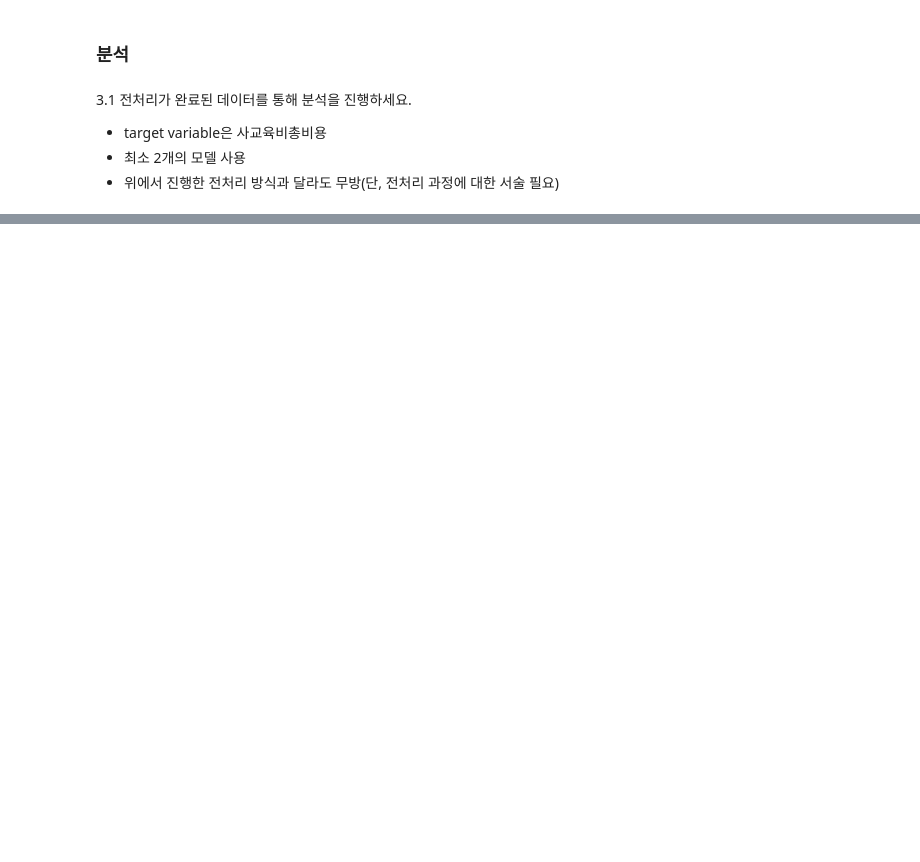
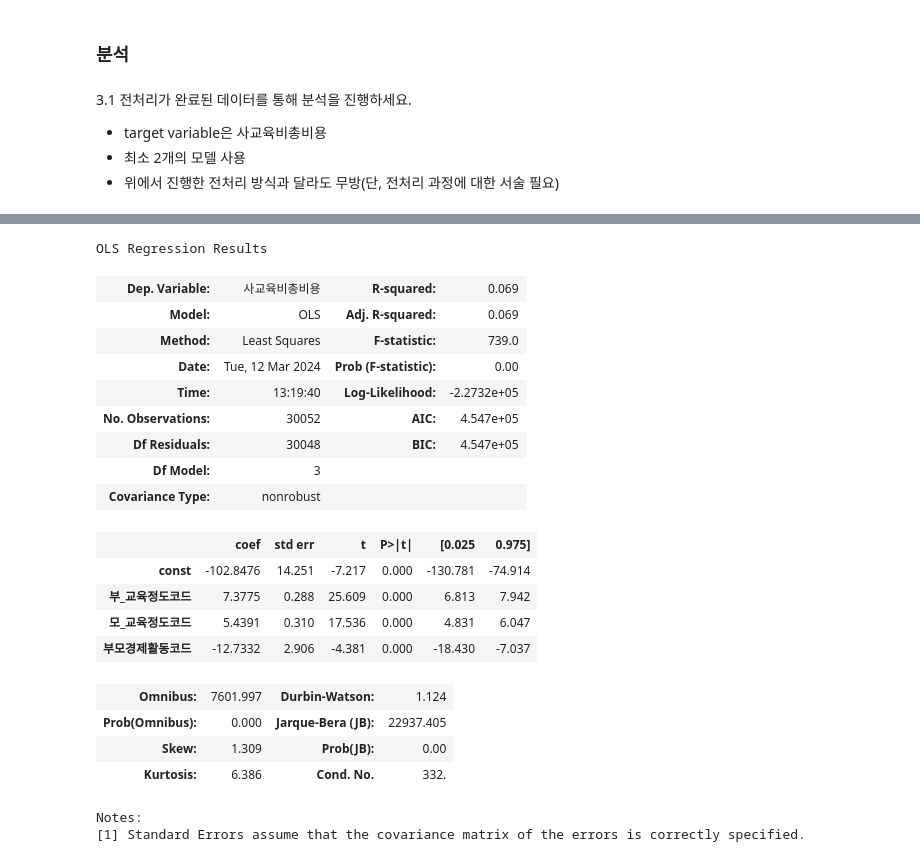
Before and after one commit to HUFS-DAT/2024-1_Seminar, a Jupyter notebook: Weekly Task/김선화/김선화_1차_과제.ipynb, the cells around one changed output, grey strips where cells are left out. Cells and saved outputs as stored; diff of their text form; code cells hidden in the pictures; blank space fills up the shorter version.

```diff
--- a/Weekly Task/김선화/김선화_1차_과제.ipynb
+++ b/Weekly Task/김선화/김선화_1차_과제.ipynb
@@ -368,0 +389,29 @@ df
+# %%
+x_data1 = sm.add_constant(x_data, has_constant = "add") # 회귀분석을 하기 위한 B_0, 상수항 추가
+
+multi_model = sm.OLS(target, x_data1) # 회귀모델 적합
+fitted_multi_model = multi_model.fit()
+
+fitted_multi_model.summary() # summary함수를 통해 OLS 결과 출력
+# %% [output]
+OLS Regression Results
+| Dep. Variable: | 사교육비총비용 | R-squared: | 0.069 |
+| Model: | OLS | Adj. R-squared: | 0.069 |
+| Method: | Least Squares | F-statistic: | 739.0 |
+| Date: | Tue, 12 Mar 2024 | Prob (F-statistic): | 0.00 |
+| Time: | 13:19:40 | Log-Likelihood: | -2.2732e+05 |
+| No. Observations: | 30052 | AIC: | 4.547e+05 |
+| Df Residuals: | 30048 | BIC: | 4.547e+05 |
+| Df Model: | 3 |  |  |
+| Covariance Type: | nonrobust |  |  |
+|  | coef | std err | t | P>|t| | [0.025 | 0.975] |
+| const | -102.8476 | 14.251 | -7.217 | 0.000 | -130.781 | -74.914 |
+| 부_교육정도코드 | 7.3775 | 0.288 | 25.609 | 0.000 | 6.813 | 7.942 |
+| 모_교육정도코드 | 5.4391 | 0.310 | 17.536 | 0.000 | 4.831 | 6.047 |
+| 부모경제활동코드 | -12.7332 | 2.906 | -4.381 | 0.000 | -18.430 | -7.037 |
+| Omnibus: | 7601.997 | Durbin-Watson: | 1.124 |
+| Prob(Omnibus): | 0.000 | Jarque-Bera (JB): | 22937.405 |
+| Skew: | 1.309 | Prob(JB): | 0.00 |
+| Kurtosis: | 6.386 | Cond. No. | 332. |
+Notes:
+[1] Standard Errors assume that the covariance matrix of the errors is correctly specified.
```
Also changed, not shown: parts of 5 cells of this notebook.
